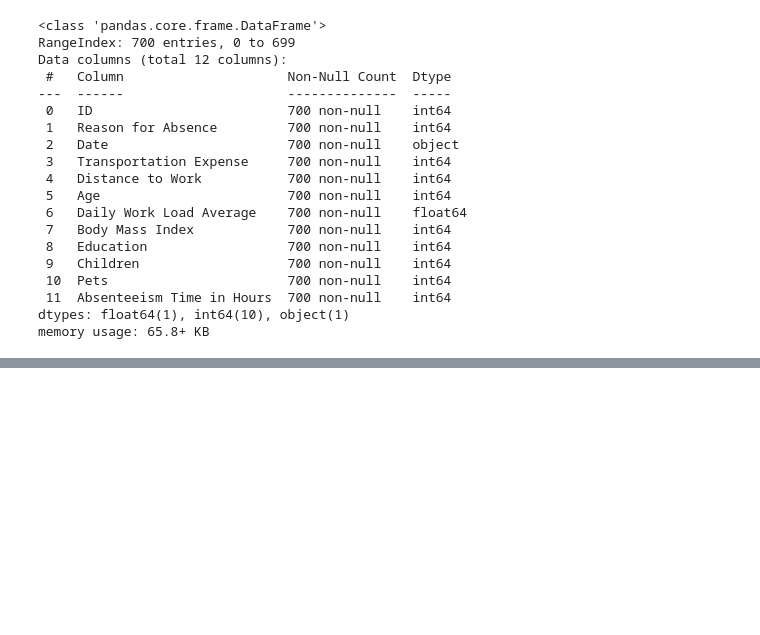
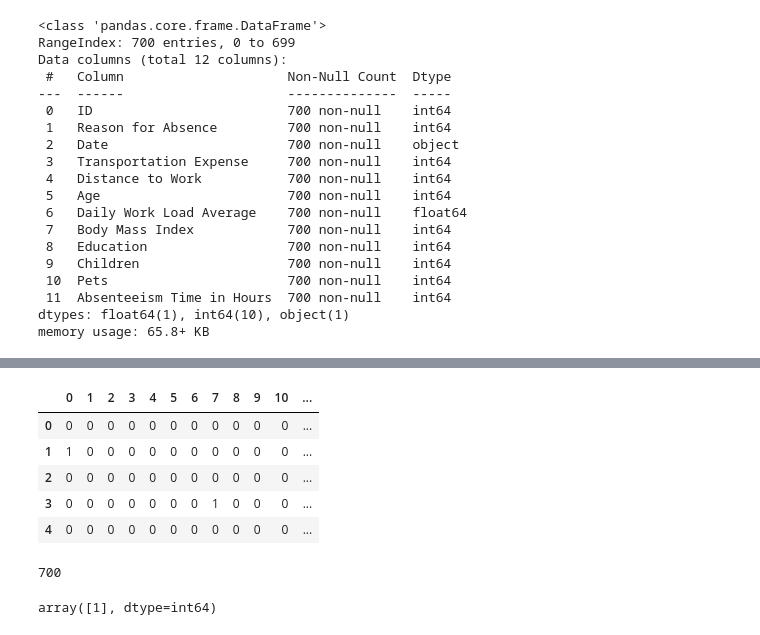
Before and after one commit to dahouda2pro/Machine_Learning_For_Work_Absenteeism_Prediction, a Jupyter notebook: data_preprocessing.ipynb, the cells around one changed output, grey strips where cells are left out. Saved outputs shown, nothing was run; the diff lists cells and outputs as text; code cells hidden in the pictures; blank space fills up the shorter version.

```diff
--- a/data_preprocessing.ipynb
+++ b/data_preprocessing.ipynb
@@ -61,0 +128,20 @@ memory usage: 65.8+ KB
+# %%
+# Checking a missing values
+reason_columns['check'] = reason_columns.sum(axis=1)
+# If we get 0 = missimg values, 1 = single value
+reason_columns.head(5)
+# %% [output]
+|  | 0 | 1 | 2 | 3 | 4 | 5 | 6 | 7 | 8 | 9 | 10 | ... |
+| 0 | 0 | 0 | 0 | 0 | 0 | 0 | 0 | 0 | 0 | 0 | 0 | ... |
+| 1 | 1 | 0 | 0 | 0 | 0 | 0 | 0 | 0 | 0 | 0 | 0 | ... |
+| 2 | 0 | 0 | 0 | 0 | 0 | 0 | 0 | 0 | 0 | 0 | 0 | ... |
+| 3 | 0 | 0 | 0 | 0 | 0 | 0 | 0 | 1 | 0 | 0 | 0 | ... |
+| 4 | 0 | 0 | 0 | 0 | 0 | 0 | 0 | 0 | 0 | 0 | 0 | ... |
+# %%
+reason_columns['check'].sum(axis=0)
+# %% [output]
+700
+# %%
+reason_columns['check'].unique()
+# %% [output]
+array([1], dtype=int64)
```
Also changed, not shown: parts of 25 cells of this notebook.
